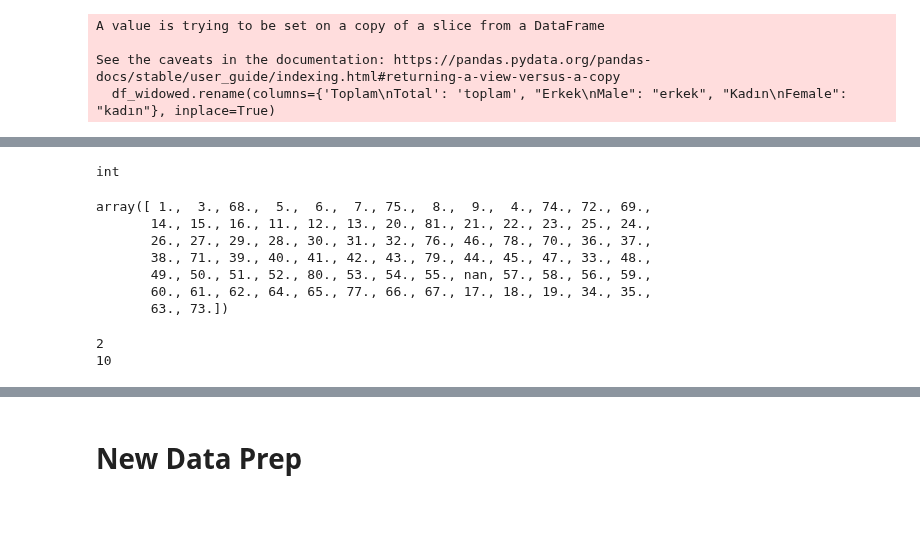
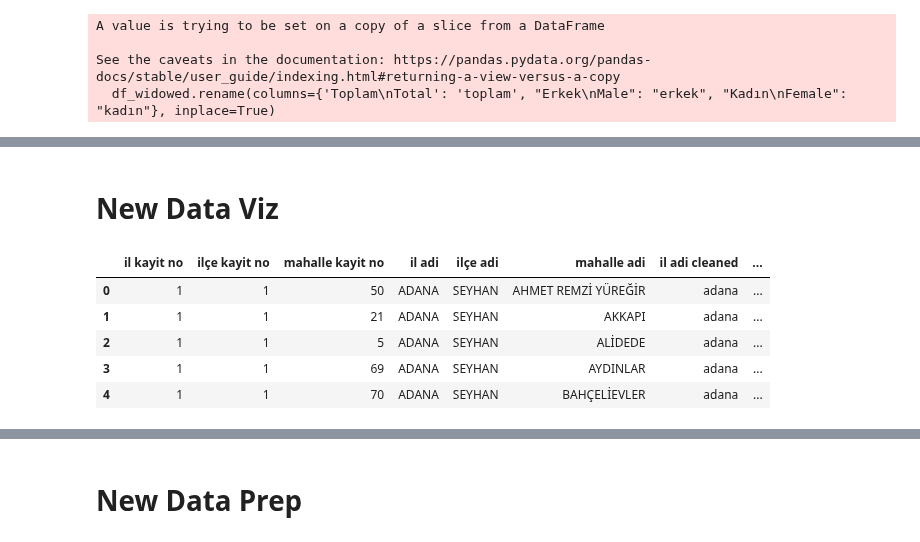
Before and after one commit to Zakerous76/analythings-viz-2-fastAPI-integration, a Jupyter notebook: plotly-py-viz-fastapi/developement.ipynb, the cells around one changed output, grey strips where cells are left out. Saved outputs shown, nothing was run; the diff lists cells and outputs as text; code cells hidden in the pictures; blank space fills up the shorter version.

Commit message:
fixed some design issues and cleaned up the code

```diff
--- a/plotly-py-viz-fastapi/developement.ipynb
+++ b/plotly-py-viz-fastapi/developement.ipynb
@@ -58,27 +36,12 @@ df7
-# %%
-type(int(df7["il kayit no"].unique()[0]))
-# %% [output]
-int
-# %%
-df7["il kayit no"].unique()
-# %% [output]
-array([ 1.,  3., 68.,  5.,  6.,  7., 75.,  8.,  9.,  4., 74., 72., 69.,
-       14., 15., 16., 11., 12., 13., 20., 81., 21., 22., 23., 25., 24.,
-       26., 27., 29., 28., 30., 31., 32., 76., 46., 78., 70., 36., 37.,
-       38., 71., 39., 40., 41., 42., 43., 79., 44., 45., 47., 33., 48.,
-       49., 50., 51., 52., 80., 53., 54., 55., nan, 57., 58., 56., 59.,
-       60., 61., 62., 64., 65., 77., 66., 67., 17., 18., 19., 34., 35.,
-       63., 73.])
-# %%
-no = [i for i in range(1,82)]
-n = sorted(df7["il kayit no"].unique())
-no.append(np.nan)
-for i in no:
-    try:
-        if int(i) not in n:
-            print(i)
-    except:
-        continue
-# %% [output]
-2
-10
+# %% [markdown]
+# New Data Viz
+# %%
+d = population_df()
+d.head()
+# %% [output]
+|  | il kayit no | ilçe kayit no | mahalle kayit no | il adi | ilçe adi | mahalle adi | il adi cleaned | ... |
+| 0 | 1 | 1 | 50 | ADANA | SEYHAN | AHMET REMZİ YÜREĞİR | adana | ... |
+| 1 | 1 | 1 | 21 | ADANA | SEYHAN | AKKAPI | adana | ... |
+| 2 | 1 | 1 | 5 | ADANA | SEYHAN | ALİDEDE | adana | ... |
+| 3 | 1 | 1 | 69 | ADANA | SEYHAN | AYDINLAR | adana | ... |
+| 4 | 1 | 1 | 70 | ADANA | SEYHAN | BAHÇELİEVLER | adana | ... |
```
Also changed, not shown: parts of 3 cells of this notebook, 2 other files.
